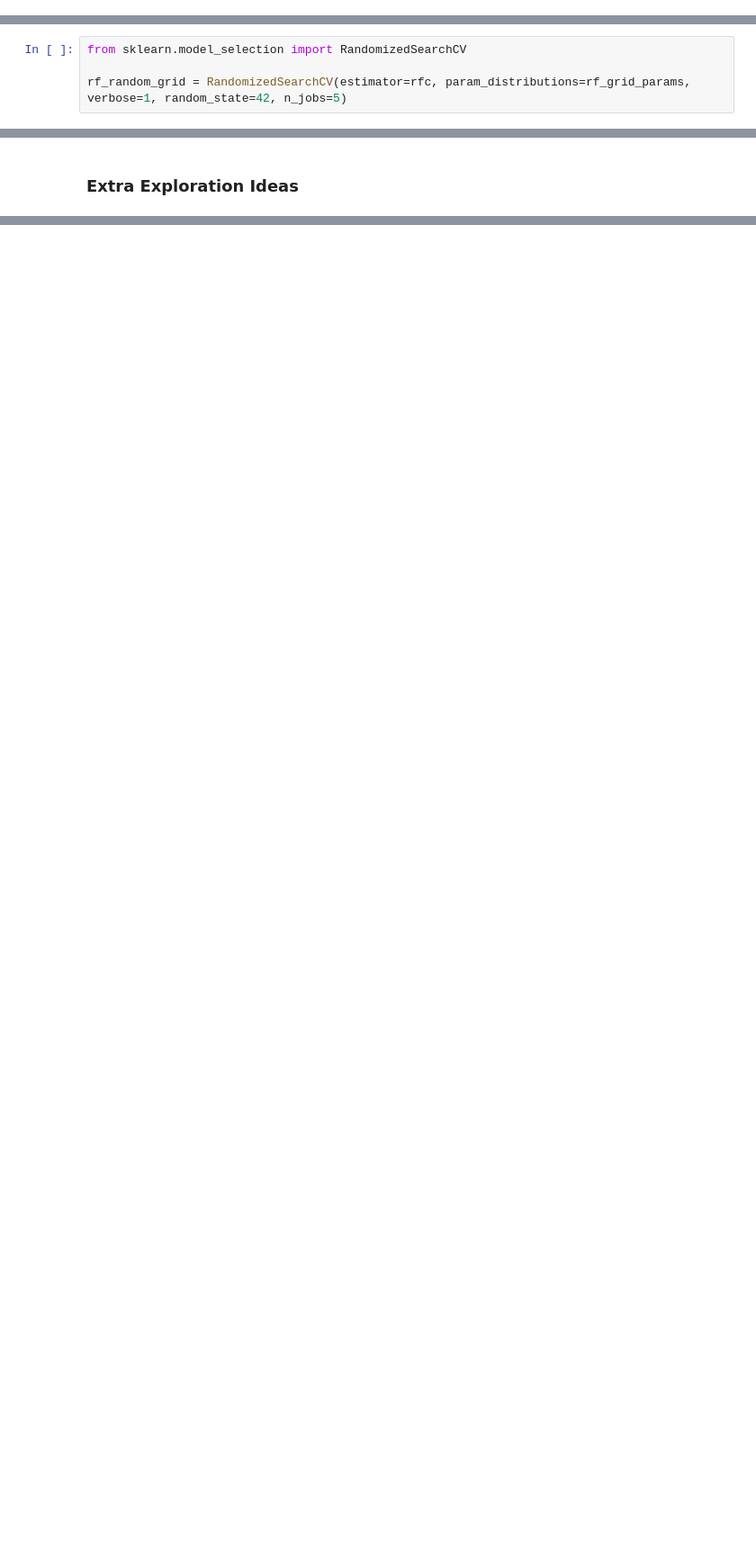
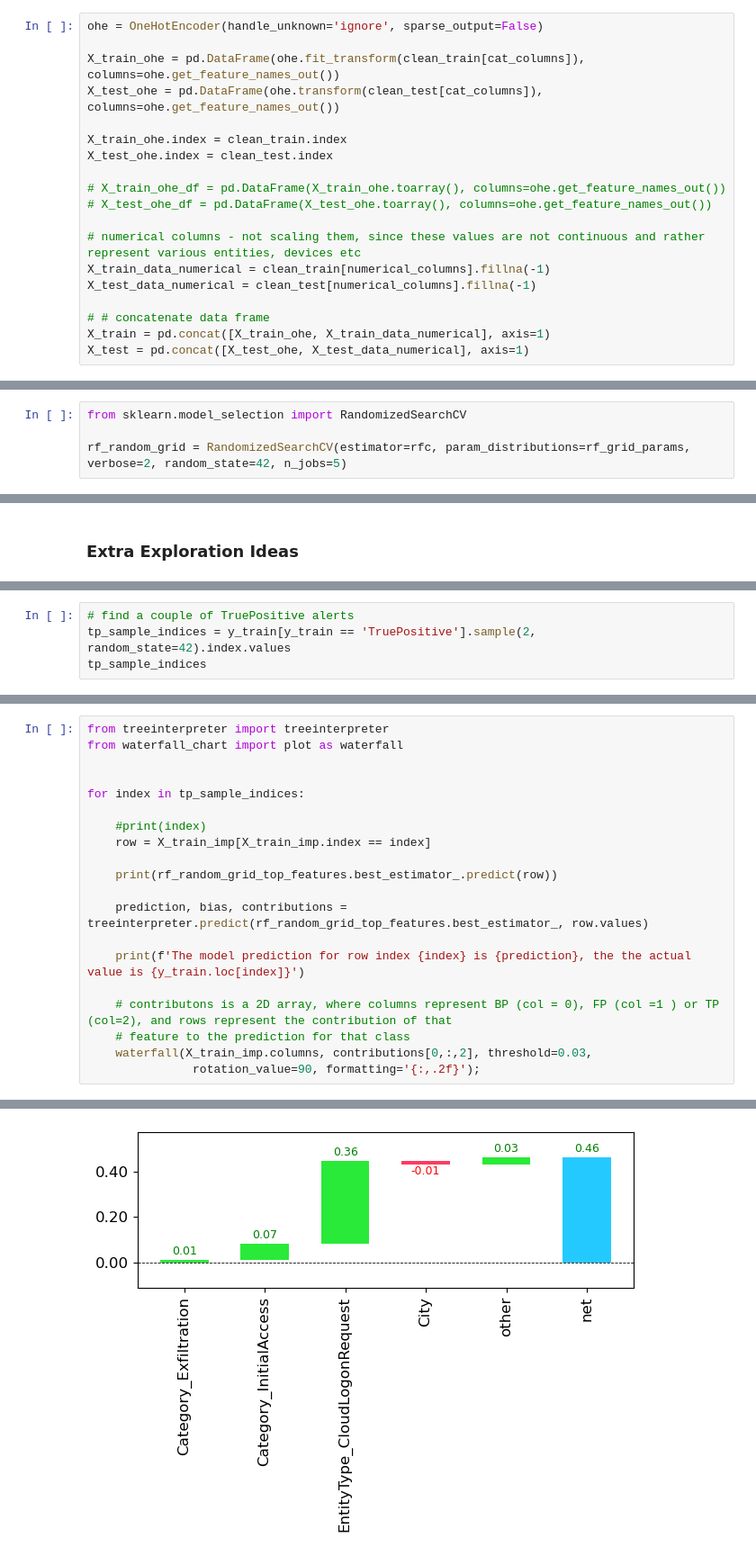
Before and after one commit to mgk2014/PCMLAI-capstone, a Jupyter notebook: xdr.ipynb, the cells around one changed output, grey strips where cells are left out. Shown at 90% size. Saved outputs shown, nothing was run; the diff lists cells and outputs as text; blank space fills up the shorter version.

Commit message:
added a waterfall library to explore the contribution of each feature to making a prediction

```diff
--- a/xdr.ipynb
+++ b/xdr.ipynb
@@ -522,3 +522,22 @@ X_test = pd.concat([X_test_ohe_df, X_test_data_numerical.reset_index(drop=True)]
+# %%
+ohe = OneHotEncoder(handle_unknown='ignore', sparse_output=False)
+
+X_train_ohe = pd.DataFrame(ohe.fit_transform(clean_train[cat_columns]), columns=ohe.get_feature_names_out())
+X_test_ohe = pd.DataFrame(ohe.transform(clean_test[cat_columns]), columns=ohe.get_feature_names_out())
+
+X_train_ohe.index = clean_train.index
+X_test_ohe.index = clean_test.index
+
+# X_train_ohe_df = pd.DataFrame(X_train_ohe.toarray(), columns=ohe.get_feature_names_out())
+# X_test_ohe_df = pd.DataFrame(X_test_ohe.toarray(), columns=ohe.get_feature_names_out())
+
+# numerical columns - not scaling them, since these values are not continuous and rather represent various entities, devices etc
+X_train_data_numerical = clean_train[numerical_columns].fillna(-1)
+X_test_data_numerical = clean_test[numerical_columns].fillna(-1)
+
+# # concatenate data frame
+X_train = pd.concat([X_train_ohe, X_train_data_numerical], axis=1)
+X_test = pd.concat([X_test_ohe, X_test_data_numerical], axis=1)
 # %%
 X_train.sample()
 # %% [output]
@@ -824,7 +847,7 @@ render_plot(ax, heading='Top 10 Features', xlabel='Importance', ylabel='Features
 # %%
 from sklearn.model_selection import RandomizedSearchCV
 
-rf_random_grid = RandomizedSearchCV(estimator=rfc, param_distributions=rf_grid_params, verbose=1, random_state=42, n_jobs=5)
+rf_random_grid = RandomizedSearchCV(estimator=rfc, param_distributions=rf_grid_params, verbose=2, random_state=42, n_jobs=5)
 # %%
 rf_random_grid.fit(X_train, y_train)
 rf_random_grid.best_params_
@@ -936,0 +952,4 @@ render_plot(ax, heading='Top 10 Features', xlabel='Importance', ylabel='Features
+# %%
+# find a couple of TruePositive alerts
+tp_sample_indices = y_train[y_train == 'TruePositive'].sample(2, random_state=42).index.values
+tp_sample_indices
@@ -936,0 +965,21 @@ render_plot(ax, heading='Top 10 Features', xlabel='Importance', ylabel='Features
+# %%
+from treeinterpreter import treeinterpreter
+from waterfall_chart import plot as waterfall
+
+
+for index in tp_sample_indices:
+
+    #print(index)
+    row = X_train_imp[X_train_imp.index == index]
+
+    print(rf_random_grid_top_features.best_estimator_.predict(row))
+
+    prediction, bias, contributions = treeinterpreter.predict(rf_random_grid_top_features.best_estimator_, row.values)
+
+    print(f'The model prediction for row index {index} is {prediction}, the the actual value is {y_train.loc[index]}')
+
+    # contributons is a 2D array, where columns represent BP (col = 0), FP (col =1 ) or TP (col=2), and rows represent the contribution of that
+    # feature to the prediction for that class
+    waterfall(X_train_imp.columns, contributions[0,:,2], threshold=0.03,
+               rotation_value=90, formatting='{:,.2f}');
+# %% [output]
@@ -936,0 +990 @@ render_plot(ax, heading='Top 10 Features', xlabel='Importance', ylabel='Features
+[figure, added]
```
Also changed, not shown: parts of 9 cells of this notebook.
